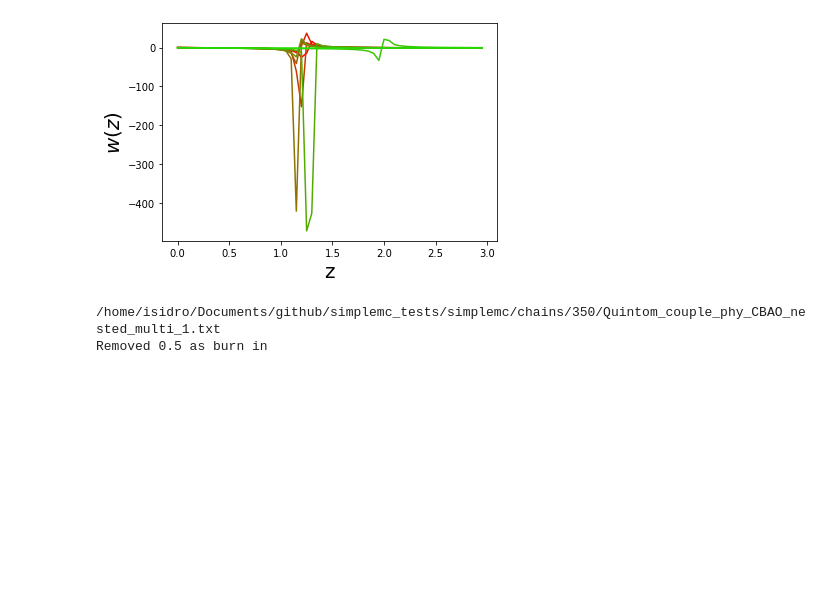
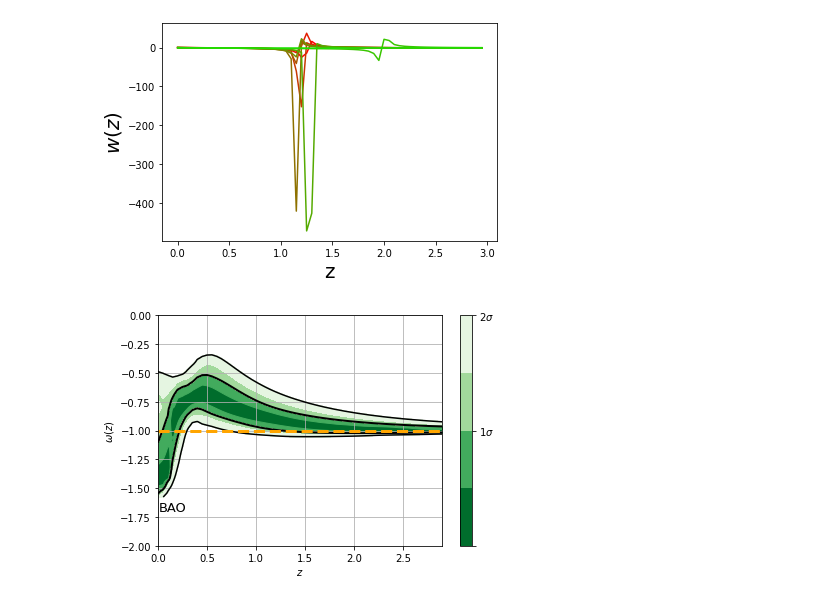
Before and after one commit to igomezv/simplemc_tests, a Jupyter notebook: fgivenx_quintom.ipynb, the cells around one changed output. Cells and saved outputs as stored; diff of their text form; code cells hidden in the pictures; blank space fills up the shorter version.

Commit message:
update fgivenx quintom

```diff
--- a/fgivenx_quintom.ipynb
+++ b/fgivenx_quintom.ipynb
@@ -178,35 +178,31 @@ def eos(z, params):
 # %%
 # file_root = dir_name + 'Quintom_couple_phy_SN+HD+CBAO_nested_multi'
 file_root = dir_name + '350/Quintom_couple_phy_CBAO_nested_multi'
 
 samples, weights = samples_from_getdist_chains(['Om', 'Obh2', 'h','mquin', 'mphan', 'beta'], file_root,
                                                settings={'ignore_rows':0.5})
 # k = np.linspace(0,2,9)
-k = np.arange(0, 3, 0.05)
+k = np.arange(0, 3.1, 0.05)
 
 cbar = plot_contours(eos, k, samples, weights=weights, colors=cmap_reversed, contour_line_levels=[1,2],
                      linewidths=[2,1.5])
 cbar = plt.colorbar(cbar,ticks=[0,1,2],  )
 cbar.set_ticklabels(['',r'$1\sigma$',r'$2\sigma$'])
-plt.hlines(-1, xmin=0, xmax=3, colors='magenta',  linestyles='dashed', label='$w=-1$', lw=3)
+plt.hlines(-1, xmin=0, xmax=3, colors='orange',  linestyles='dashed', label='$w=-1$', lw=3)
 # plt.ylabel(r'$H(z)/(1+z)[km\;s^{-1}Mpc^{-1}]$')
 plt.ylabel(r'$\omega(z)$')
 plt.xlabel(r'$z$')
 plt.ylim(-2,0)
-plt.xlim(0, 3)
+plt.xlim(0, 2.9)
 plt.tight_layout()
 plt.grid()
 
 # plt.legend(loc='lower left')
-plt.text(0.01,-1.7, 'SN+HD+CBAO', fontsize=13)
-plt.savefig('eos_quintom_couple_sn+hd+cbao.png', dpi=300)
-plt.savefig('eos_quintom_couple_sn+hd+cbao.svg')
-# plt.text(0.01,-1.7, 'CBAO', fontsize=13)
-# plt.savefig('eos_quintom_couple_cbao_burn3.png', dpi=300)
-# plt.savefig('eos_quintom_couple_cbao_burn3.svg')
+plt.text(0.01,-1.7, 'BAO', fontsize=13)
+plt.savefig('eos_quintom_couple_cbao_burn5.png', dpi=300)
+plt.savefig('eos_quintom_couple_cbao_burn5.svg')
 # %% [output]
-/home/isidro/Documents/github/simplemc_tests/simplemc/chains/350/Quintom_couple_phy_CBAO_nested_multi_1.txt
-Removed 0.5 as burn in
+[figure, added]
 # %%
 def hoverzfn(z, params):
     om, obh2, h, mphi, mphan, coupling = params
```
Also changed, not shown: parts of 7 cells of this notebook.
